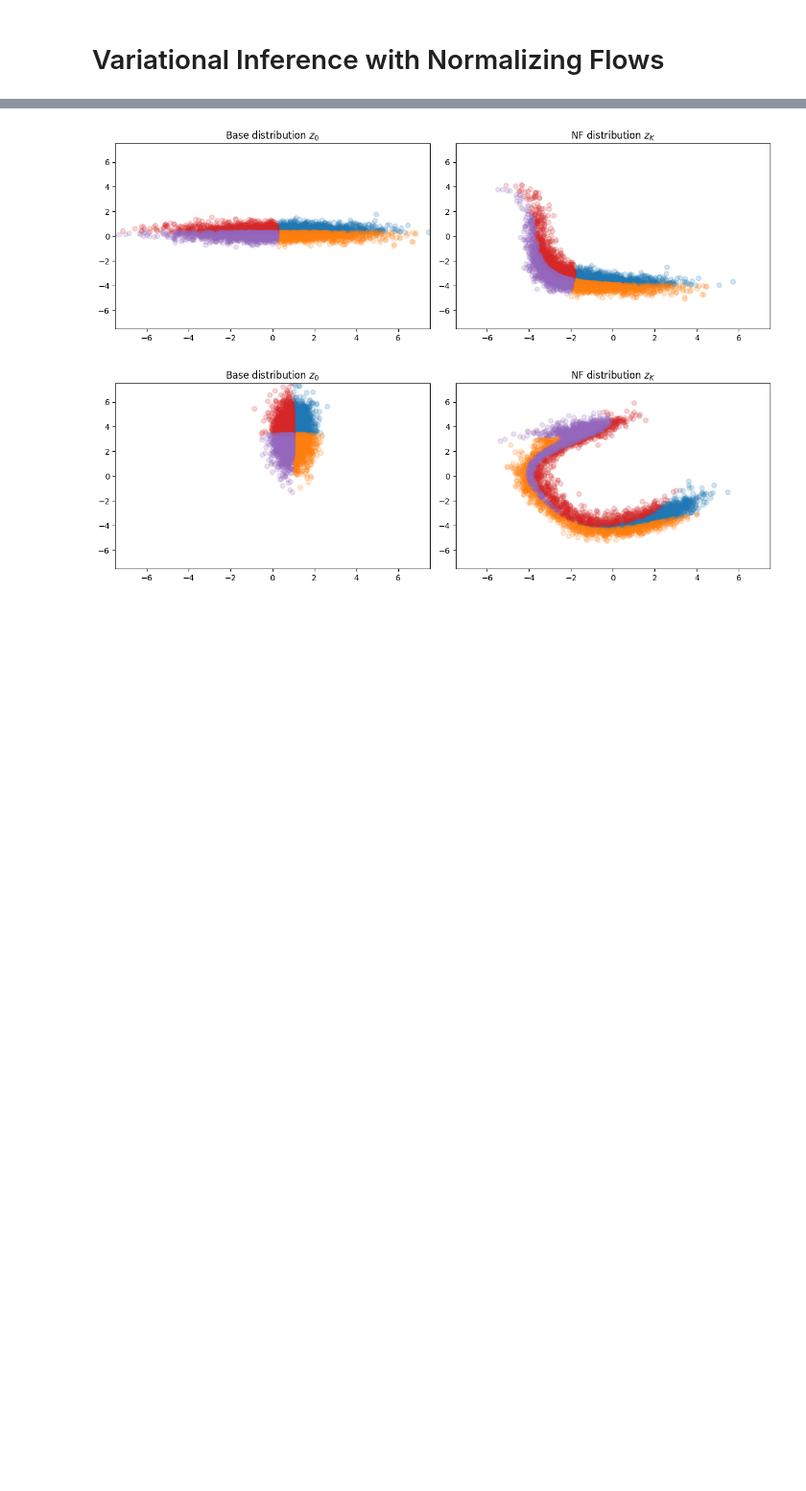
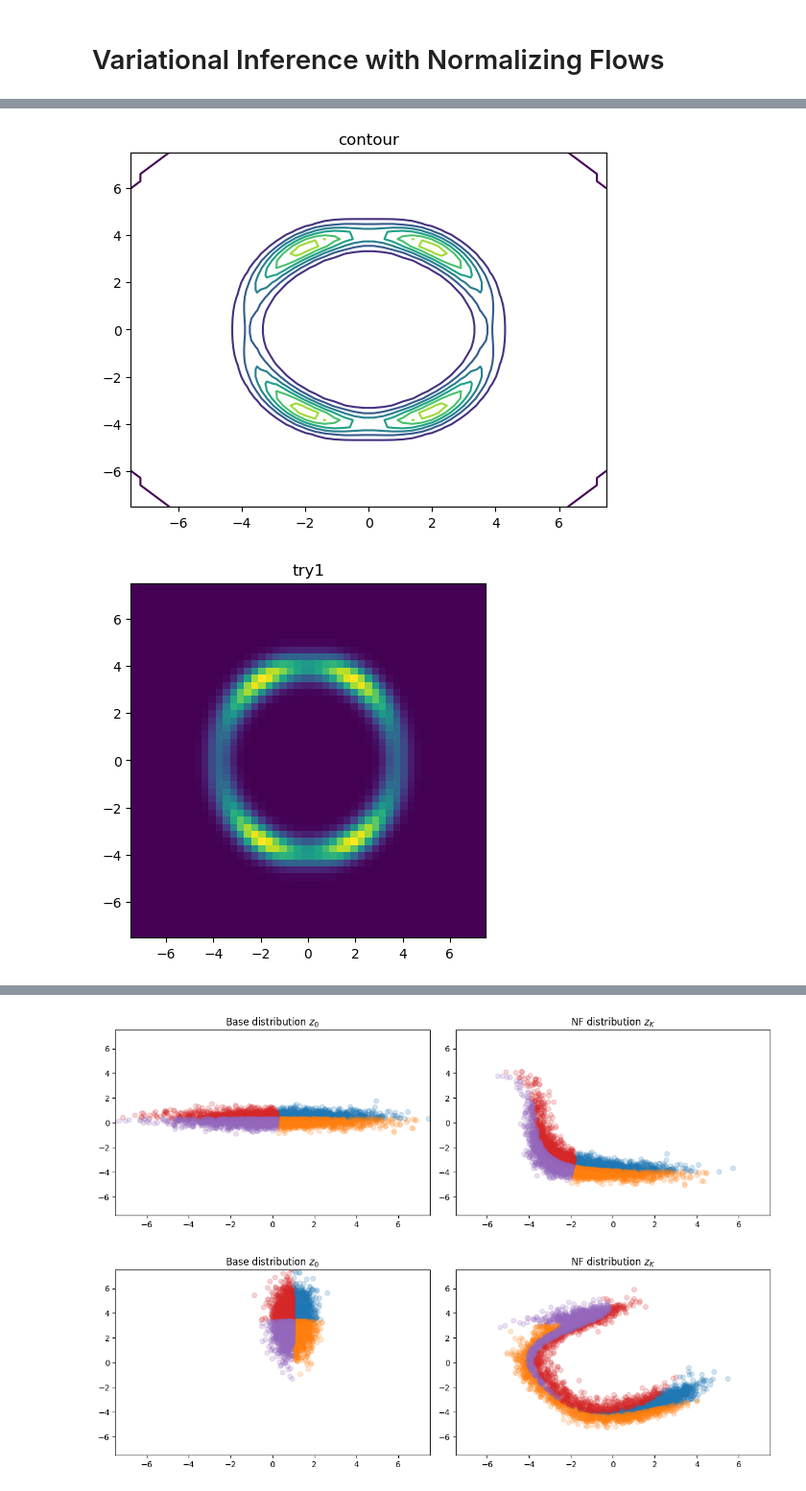
Before and after one commit to Haoyu-Alan-Ji/NFlow, a Jupyter notebook: Python/planartest.ipynb, the cells around one changed output, grey strips where cells are left out. Shown at 96% size. Cells and saved outputs as stored; diff of their text form; code cells hidden in the pictures; blank space fills up the shorter version.

```diff
--- a/Python/Normalizing-Flows-short.ipynb
+++ b/Python/planartest.ipynb
@@ -37,0 +38,18 @@ NameError: name 'np' is not defined
+# %%
+plt.figure()
+plt.contour(y1_s, y2_s, pY(y))
+plt.title('contour')
+plt.show()
+
+plt.figure()
+plt.imshow(pY(y), extent = [-7.5, 7.5, -7.5, 7.5], origin = 'lower')
+plt.title('try1')
+plt.show()
+
+plt.figure()
+plt.pcolormesh(y1_s, y2_s, pY(y), shading='auto')
+plt.title('try2')
+plt.show()
+# %% [output]
+[figure, added]
+[figure, added]
```
Also changed, not shown: parts of 2 cells of this notebook, 5 other files.
